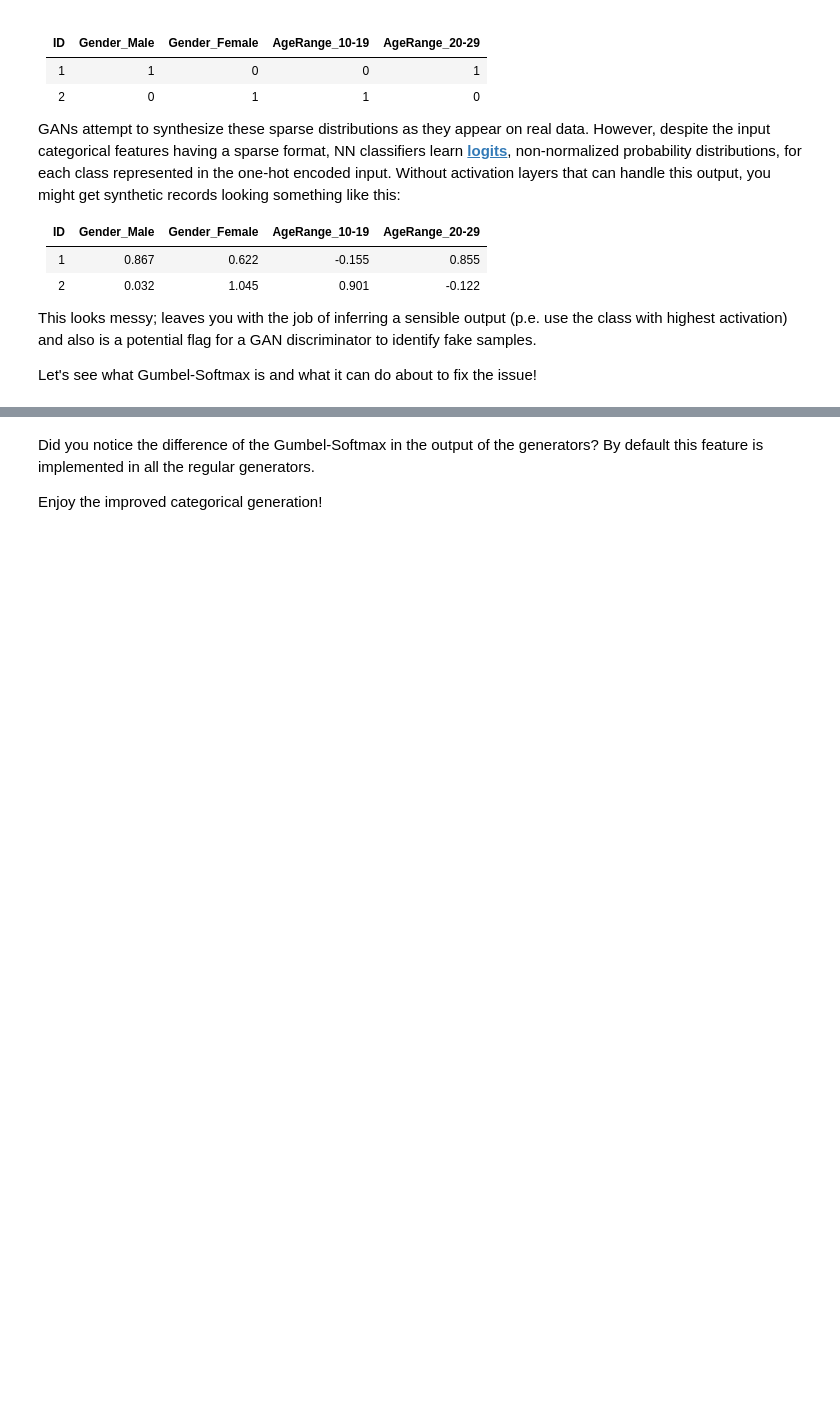
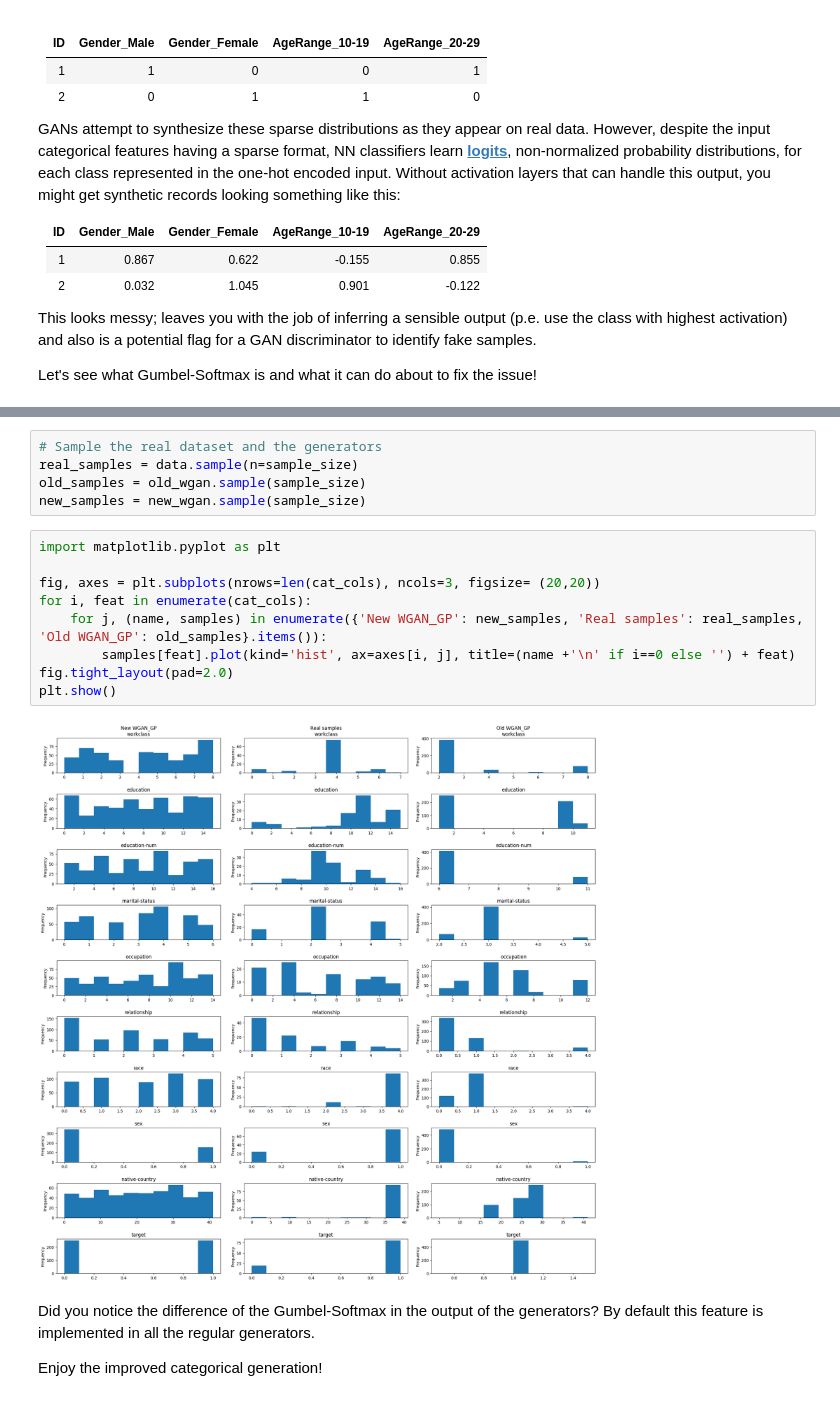
Before and after one commit to ydataai/ydata-synthetic, a Jupyter notebook: examples/regular/gumbel_softmax_example.ipynb, the cells around one changed output, grey strips where cells are left out. Cells and saved outputs as stored; diff of their text form; blank space fills up the shorter version.

```diff
--- a/examples/regular/gumbel_softmax_example.ipynb
+++ b/examples/regular/gumbel_softmax_example.ipynb
@@ -177,3 +175,19 @@ new_cat_samples.head()
+# %%
+# Sample the real dataset and the generators
+real_samples = data.sample(n=sample_size)
+old_samples = old_wgan.sample(sample_size)
+new_samples = new_wgan.sample(sample_size)
+# %%
+import matplotlib.pyplot as plt
+
+fig, axes = plt.subplots(nrows=len(cat_cols), ncols=3, figsize= (20,20))
+for i, feat in enumerate(cat_cols):
+    for j, (name, samples) in enumerate({'New WGAN_GP': new_samples, 'Real samples': real_samples, 'Old WGAN_GP': old_samples}.items()):
+        samples[feat].plot(kind='hist', ax=axes[i, j], title=(name +'\n' if i==0 else '') + feat)
+fig.tight_layout(pad=2.0)
+plt.show()
+# %% [output]
+[figure, added]
 # %% [markdown]
 Did you notice the difference of the Gumbel-Softmax in the output of the generators?
 By default this feature is implemented in all the regular generators.
```
Also changed, not shown: parts of 11 cells of this notebook.
